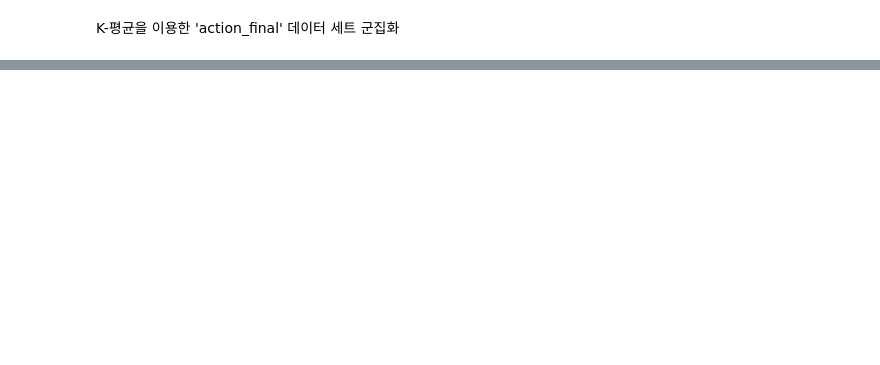
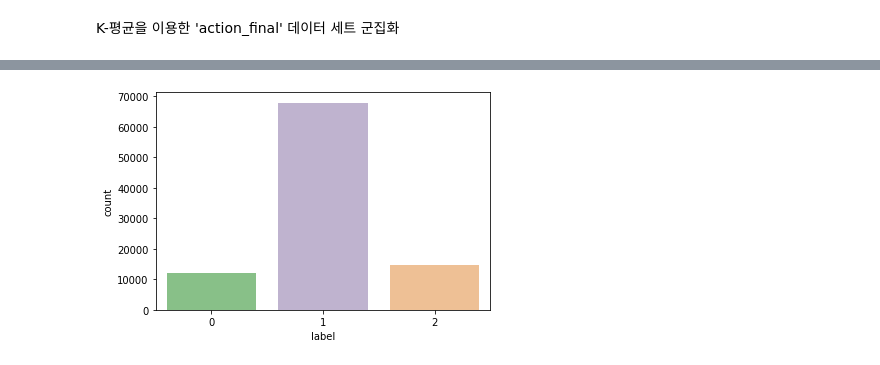
Before and after one commit to SaveFingers/git_practice, a Jupyter notebook: toy_model/Clustering_211015.ipynb, the cells around one changed output, grey strips where cells are left out. Saved outputs shown, nothing was run; the diff lists cells and outputs as text; code cells hidden in the pictures; blank space fills up the shorter version.

```diff
--- a/toy_model/Clustering_211015.ipynb
+++ b/toy_model/Clustering_211015.ipynb
@@ -262,4 +310,6 @@ action['label'] = kmeans.labels_
 # %%
 # k-means 라벨 값으로 countplot
-sns.countplot(x = 'label', palette = 'Accent', data = action_final)
+sns.countplot(x = 'label', palette = 'Accent', data = action)
 plt.show()
+# %% [output]
+[figure, added]
```
Also changed, not shown: parts of 18 cells of this notebook.
